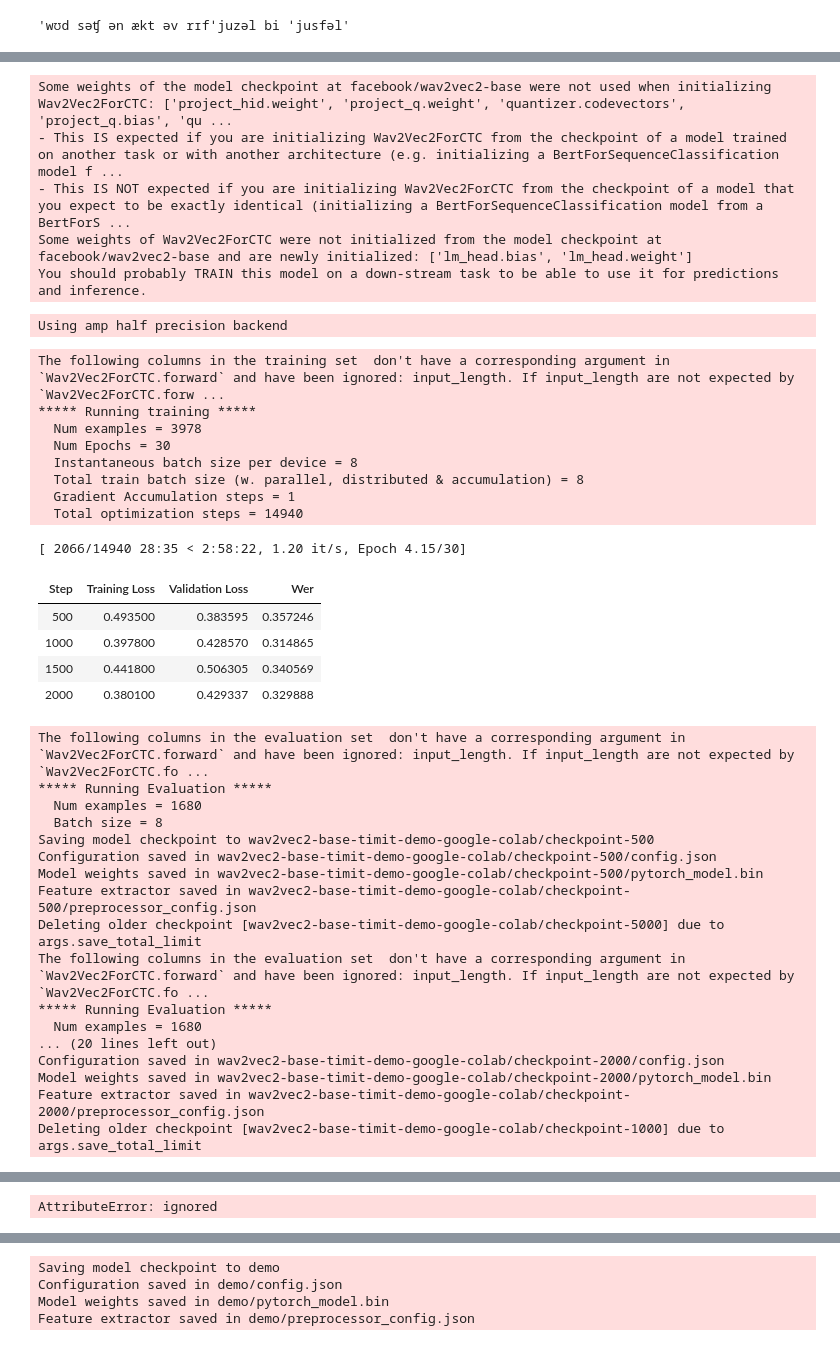
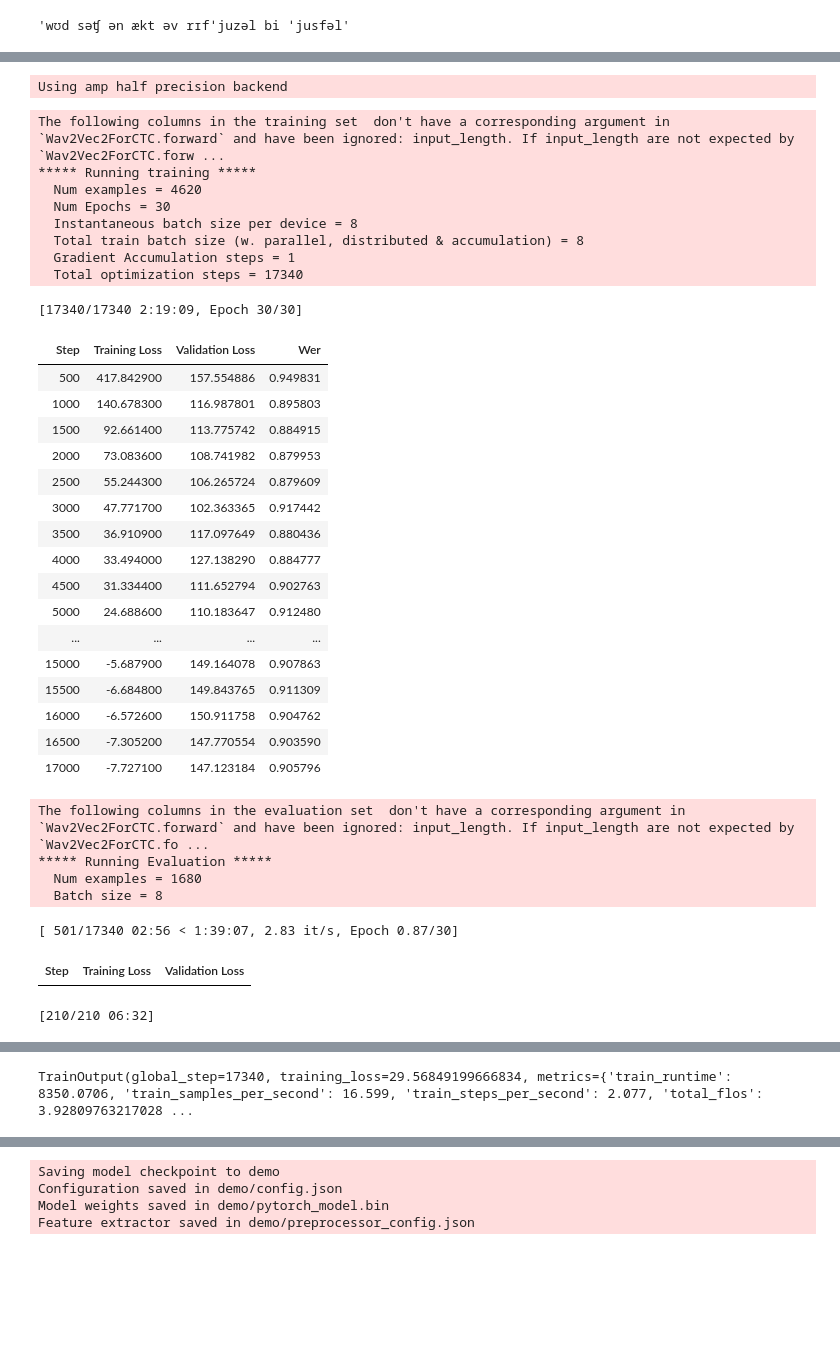
Before and after one commit to IlyaZelinskiy/Wav2vec_CFT_SHIFT_LAB, a Jupyter notebook: eng_to_ipa_learning.ipynb, the cells around one changed output, grey strips where cells are left out. Drawn from its saved outputs; the diff is of its cells as text; code cells hidden in the pictures; blank space fills up the shorter version.

```diff
--- a/eng_to_ipa_learning.ipynb
+++ b/eng_to_ipa_learning.ipynb
@@ -358,3 +201,5 @@ Requirement already satisfied: rapidfuzz<3.0.0,>=2.3.0 in /usr/local/lib/python3
+# %%
+model.config.vocab_size = 46
 # %%
 from datasets import load_metric
 wer_metric = load_metric("wer")
@@ -372,32 +217,6 @@ def compute_metrics(pred):
     wer = wer_metric.compute(predictions=pred_str, references=label_str)
 
     return {"wer": wer}
-# %%
-from transformers import AutoProcessor, AutoModelForCTC
-
-#processor = AutoProcessor.from_pretrained("speech31/wav2vec2-large-english-TIMIT-phoneme_v3")
-
-model = AutoModelForCTC.from_pretrained("speech31/wav2vec2-large-english-TIMIT-phoneme_v3")
-# %%
-from transformers import AutoProcessor, AutoModelForCTC
-
-model = AutoModelForCTC.from_pretrained("patrickvonplaten/wav2vec2-xls-r-phoneme-300m-tr", ctc_loss_reduction="mean",
-    pad_token_id=processor.tokenizer.pad_token_id)
-# %%
-
-from transformers import Wav2Vec2ForCTC
-
-model = Wav2Vec2ForCTC.from_pretrained(
-    "facebook/wav2vec2-base",
-    ctc_loss_reduction="mean",
-    pad_token_id=processor.tokenizer.pad_token_id,
-)
-# %% [output]
-Some weights of the model checkpoint at facebook/wav2vec2-base were not used when initializing Wav2Vec2ForCTC: ['project_hid.weight', 'project_q.weight', 'quantizer.codevectors', 'project_q.bias', 'qu ...
-- This IS expected if you are initializing Wav2Vec2ForCTC from the checkpoint of a model trained on another task or with another architecture (e.g. initializing a BertForSequenceClassification model f ...
-- This IS NOT expected if you are initializing Wav2Vec2ForCTC from the checkpoint of a model that you expect to be exactly identical (initializing a BertForSequenceClassification model from a BertForS ...
-Some weights of Wav2Vec2ForCTC were not initialized from the model checkpoint at facebook/wav2vec2-base and are newly initialized: ['lm_head.bias', 'lm_head.weight']
-You should probably TRAIN this model on a down-stream task to be able to use it for predictions and inference.
 # %%
 model
 # %%
@@ -436,36 +255,38 @@ trainer = Trainer(
 # %% [output]
 Using amp half precision backend
 # %%
-trainer.train().cuda()
+trainer.train()
 # %% [output]
 The following columns in the training set  don't have a corresponding argument in `Wav2Vec2ForCTC.forward` and have been ignored: input_length. If input_length are not expected by `Wav2Vec2ForCTC.forw ...
 ***** Running training *****
-  Num examples = 3978
+  Num examples = 4620
   Num Epochs = 30
   Instantaneous batch size per device = 8
   Total train batch size (w. parallel, distributed & accumulation) = 8
   Gradient Accumulation steps = 1
-  Total optimization steps = 14940
+  Total optimization steps = 17340
-[ 2066/14940 28:35 < 2:58:22, 1.20 it/s, Epoch 4.15/30]
+[17340/17340 2:19:09, Epoch 30/30]
 | Step | Training Loss | Validation Loss | Wer |
-| 500 | 0.493500 | 0.383595 | 0.357246 |
-| 1000 | 0.397800 | 0.428570 | 0.314865 |
-| 1500 | 0.441800 | 0.506305 | 0.340569 |
-| 2000 | 0.380100 | 0.429337 | 0.329888 |
+| 500 | 417.842900 | 157.554886 | 0.949831 |
+| 1000 | 140.678300 | 116.987801 | 0.895803 |
+| 1500 | 92.661400 | 113.775742 | 0.884915 |
+| 2000 | 73.083600 | 108.741982 | 0.879953 |
+| 2500 | 55.244300 | 106.265724 | 0.879609 |
+| 3000 | 47.771700 | 102.363365 | 0.917442 |
+| 3500 | 36.910900 | 117.097649 | 0.880436 |
+| 4000 | 33.494000 | 127.138290 | 0.884777 |
+| 4500 | 31.334400 | 111.652794 | 0.902763 |
+| 5000 | 24.688600 | 110.183647 | 0.912480 |
+| ... | ... | ... | ... |
+| 15000 | -5.687900 | 149.164078 | 0.907863 |
+| 15500 | -6.684800 | 149.843765 | 0.911309 |
+| 16000 | -6.572600 | 150.911758 | 0.904762 |
+| 16500 | -7.305200 | 147.770554 | 0.903590 |
+| 17000 | -7.727100 | 147.123184 | 0.905796 |
 The following columns in the evaluation set  don't have a corresponding argument in `Wav2Vec2ForCTC.forward` and have been ignored: input_length. If input_length are not expected by `Wav2Vec2ForCTC.fo ...
 ***** Running Evaluation *****
   Num examples = 1680
   Batch size = 8
-Saving model checkpoint to wav2vec2-base-timit-demo-google-colab/checkpoint-500
-Configuration saved in wav2vec2-base-timit-demo-google-colab/checkpoint-500/config.json
-Model weights saved in wav2vec2-base-timit-demo-google-colab/checkpoint-500/pytorch_model.bin
-Feature extractor saved in wav2vec2-base-timit-demo-google-colab/checkpoint-500/preprocessor_config.json
-Deleting older checkpoint [wav2vec2-base-timit-demo-google-colab/checkpoint-5000] due to args.save_total_limit
-The following columns in the evaluation set  don't have a corresponding argument in `Wav2Vec2ForCTC.forward` and have been ignored: input_length. If input_length are not expected by `Wav2Vec2ForCTC.fo ...
-***** Running Evaluation *****
-  Num examples = 1680
-... (20 lines left out)
-Configuration saved in wav2vec2-base-timit-demo-google-colab/checkpoint-2000/config.json
-Model weights saved in wav2vec2-base-timit-demo-google-colab/checkpoint-2000/pytorch_model.bin
-Feature extractor saved in wav2vec2-base-timit-demo-google-colab/checkpoint-2000/preprocessor_config.json
-Deleting older checkpoint [wav2vec2-base-timit-demo-google-colab/checkpoint-1000] due to args.save_total_limit
+[ 501/17340 02:56 < 1:39:07, 2.83 it/s, Epoch 0.87/30]
+| Step | Training Loss | Validation Loss |
+[210/210 06:32]
@@ -472,4 +310 @@ Deleting older checkpoint [wav2vec2-base-timit-demo-google-colab/checkpoint-1000
+TrainOutput(global_step=17340, training_loss=29.56849199666834, metrics={'train_runtime': 8350.0706, 'train_samples_per_second': 16.599, 'train_steps_per_second': 2.077, 'total_flos': 3.92809763217028 ...
-# %%
-trainer
-# %% [output]
-AttributeError: ignored
```
Also changed, not shown: parts of 27 cells of this notebook.
